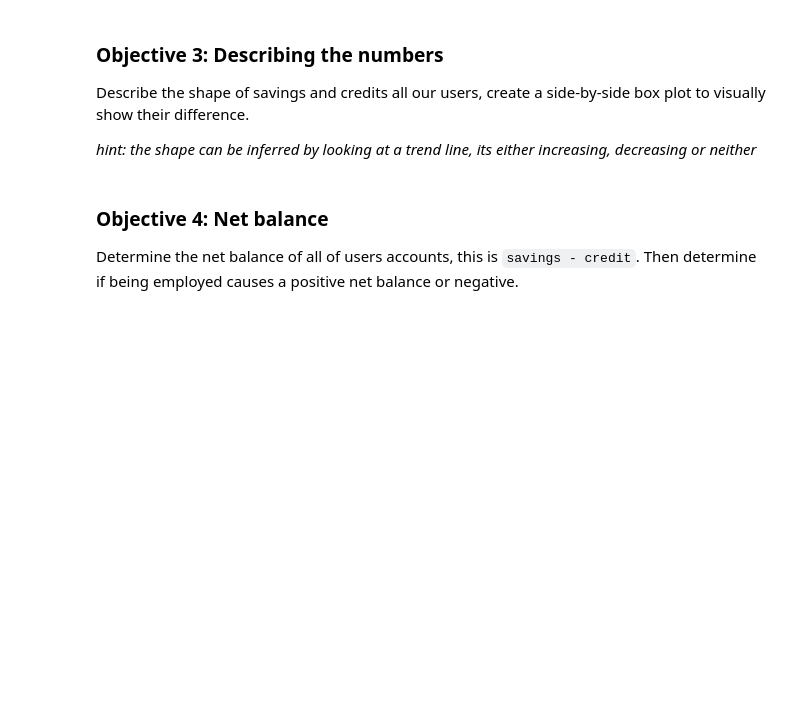
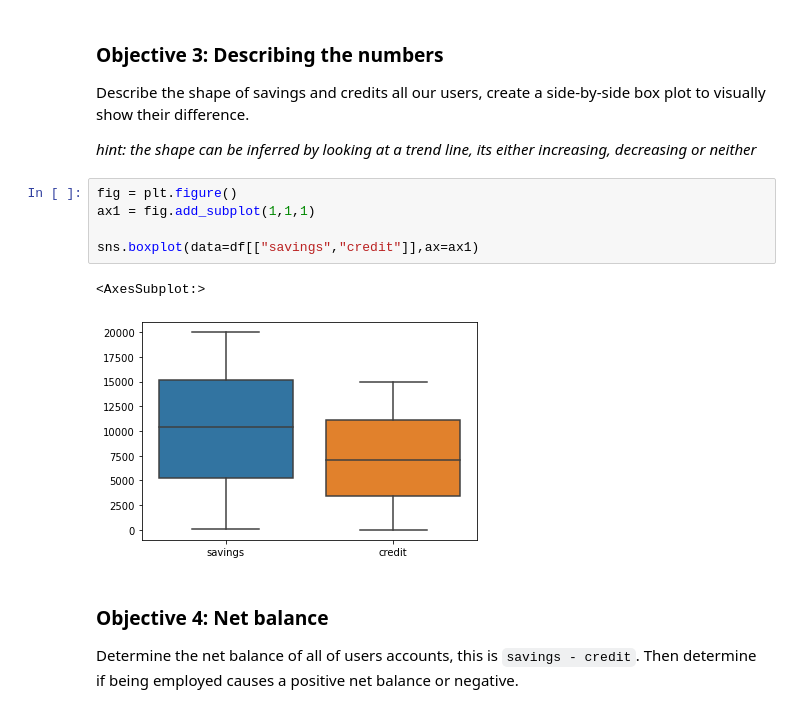
Before and after one commit to mgjerde/PythonOnlineCourse, a Jupyter notebook: Assignments/Assignment 4.4/Assignment 4.4 Visualizing Data .ipynb, the cells around one changed output. Drawn from its saved outputs; the diff is of its cells as text; blank space fills up the shorter version.

```diff
--- a/Assignments/Assignment 4.4/Assignment 4.4 Visualizing Data .ipynb
+++ b/Assignments/Assignment 4.4/Assignment 4.4 Visualizing Data .ipynb
@@ -62,6 +64,14 @@ employment
 Describe the shape of savings and credits all our users, create a side-by-side box plot to visually show their difference.
 
 *hint: the shape can be inferred by looking at a trend line, its either increasing, decreasing or neither*
+# %%
+fig = plt.figure()
+ax1 = fig.add_subplot(1,1,1)
+
+sns.boxplot(data=df[["savings","credit"]],ax=ax1)
+# %% [output]
+<AxesSubplot:>
+[figure, added]
 # %% [markdown]
 ### Objective 4: Net balance
 Determine the net balance of all of users accounts, this is `savings - credit`. Then determine if being employed causes a positive net balance or negative.
```
Also changed, not shown: parts of 4 cells of this notebook, 2 other files.
